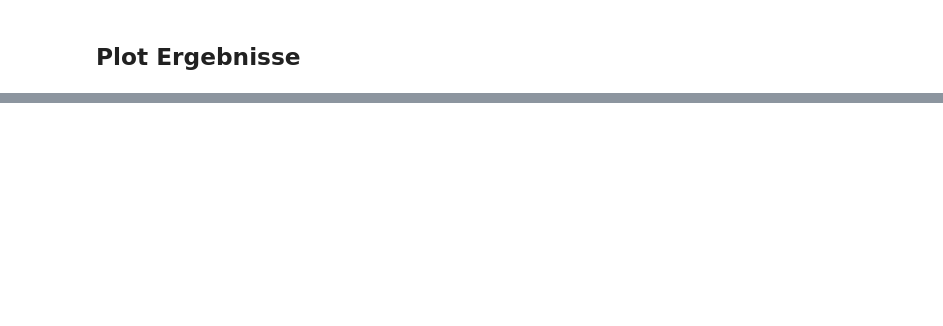
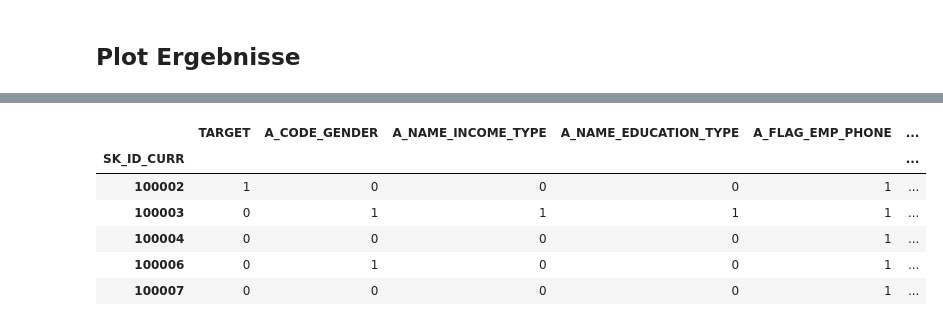
Before and after one commit to robertgraefe/Masterarbeit, a Jupyter notebook: Jupyter Notebook/3. Ausreißerbereinigung/1. Application.ipynb, the cells around one changed output, grey strips where cells are left out. Saved outputs shown, nothing was run; the diff lists cells and outputs as text; code cells hidden in the pictures; blank space fills up the shorter version.

```diff
--- a/Jupyter Notebook/3. Ausreißerbereinigung/1. Application.ipynb
+++ b/Jupyter Notebook/3. Ausreißerbereinigung/1. Application.ipynb
@@ -171,0 +441,2 @@ app_train.loc[ID_DROP, head] = np.nan
+# %%
+head = "A_TOTALAREA_MODE"
@@ -233,2 +543,12 @@ for head in todo:
 # %%
 app_train.to_csv(DATASET_DIR / "3. Ausreißerbereinigung" / "app_train.csv")
+# %%
+app_train.head()
+# %% [output]
+|  | TARGET | A_CODE_GENDER | A_NAME_INCOME_TYPE | A_NAME_EDUCATION_TYPE | A_FLAG_EMP_PHONE | ... |
+| SK_ID_CURR |  |  |  |  |  | ... |
+| 100002 | 1 | 0 | 0 | 0 | 1 | ... |
+| 100003 | 0 | 1 | 1 | 1 | 1 | ... |
+| 100004 | 0 | 0 | 0 | 0 | 1 | ... |
+| 100006 | 0 | 1 | 0 | 0 | 1 | ... |
+| 100007 | 0 | 0 | 0 | 0 | 1 | ... |
```
Also changed, not shown: parts of 71 cells of this notebook, 15 other files.
